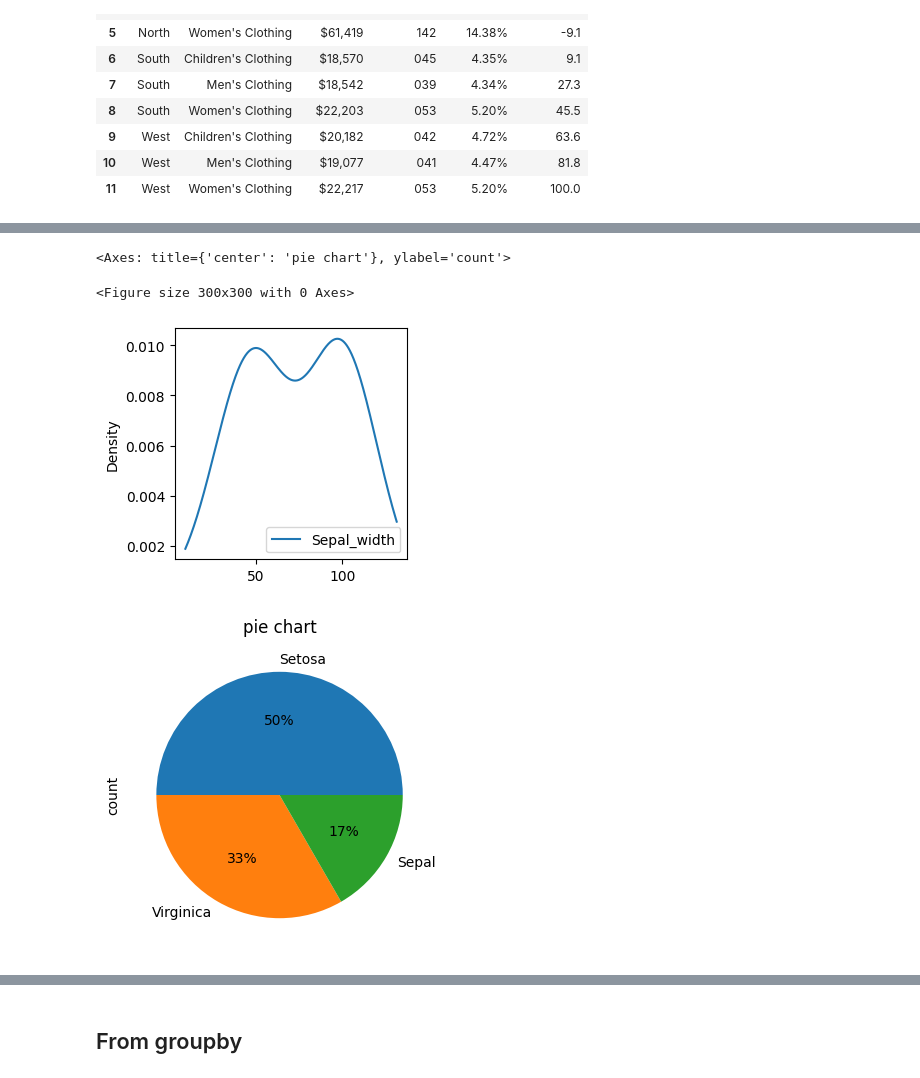
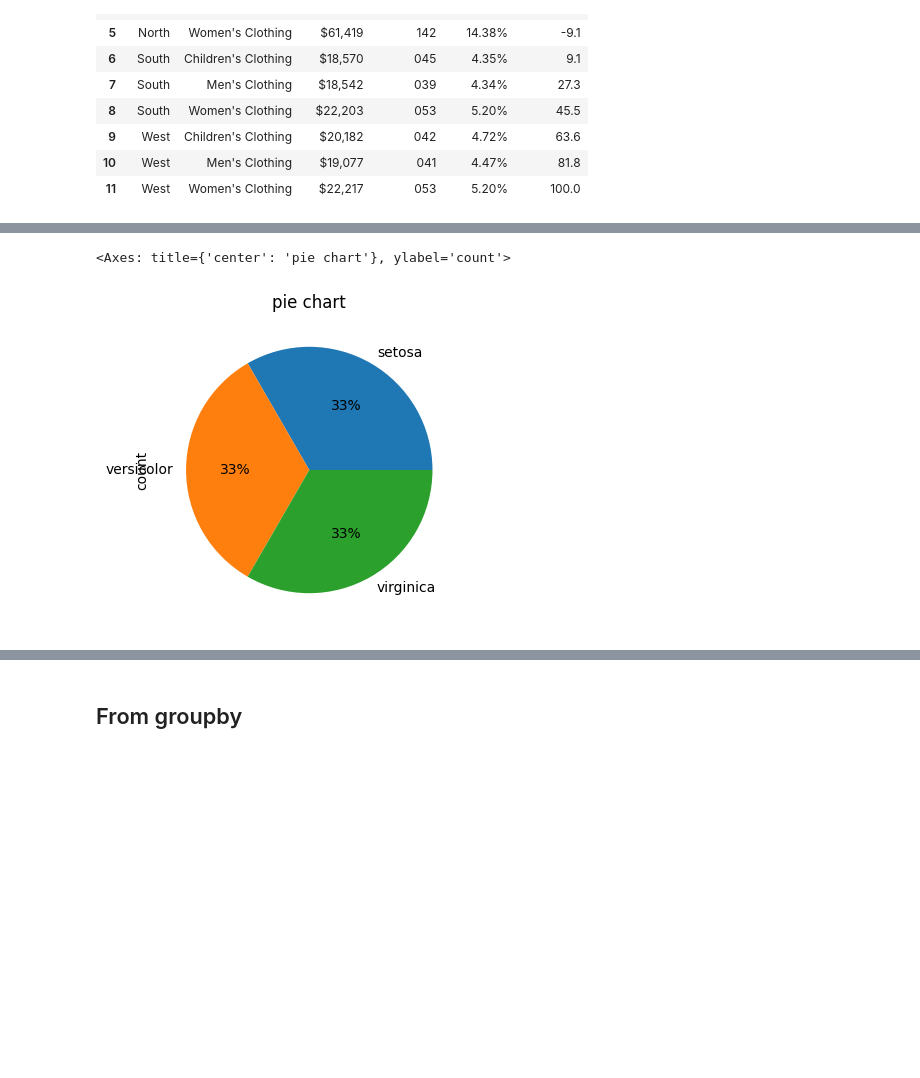
Before and after one commit to EvgeniiZorin/Handbook_Statistics-Probability-and-ML, a Jupyter notebook: _Pandas.ipynb, the cells around one changed output, grey strips where cells are left out. Saved outputs shown, nothing was run; the diff lists cells and outputs as text; code cells hidden in the pictures; blank space fills up the shorter version.

```diff
--- a/_Pandas.ipynb
+++ b/_Pandas.ipynb
@@ -2062,0 +2071,7 @@ df = pd.DataFrame({
+# %%
+import seaborn as sns
+import pandas as pd
+import matplotlib.pyplot as plt
+
+df = sns.load_dataset('iris')
+df.head()
@@ -2097,14 +2128,12 @@ df['Species'].value_counts().plot(kind='barh')
 # %%
-
-# Density plot
-plt.figure(figsize=(3,3));
-df.plot(kind='density', x='Sepal_length', figsize=(3,3))
-
 # Quick pie chart - count of entries
 plt.figure(figsize=(3,3));
-df['Species'].value_counts().plot(kind='pie', figsize=(4,4), title='pie chart', autopct='%1.0f%%')
+df['species'].value_counts().plot(
+    kind='pie',
+    figsize=(4,4),
+    title='pie chart',
+    autopct='%1.0f%%'
+)
 # %% [output]
 <Axes: title={'center': 'pie chart'}, ylabel='count'>
-<Figure size 300x300 with 0 Axes>
-[figure, old version]
+[figure, new version]
-[figure, removed]
```
Also changed, not shown: parts of 12 cells of this notebook, 6 other files.
